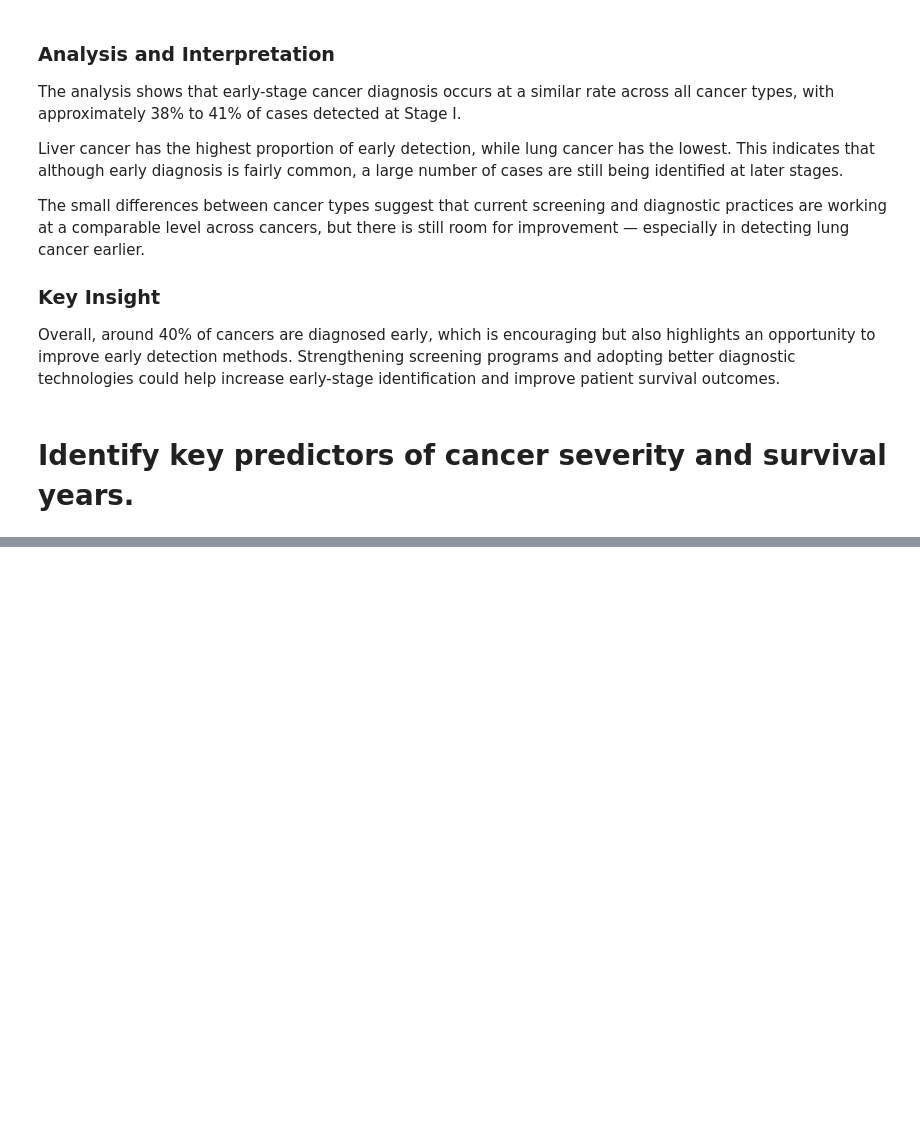
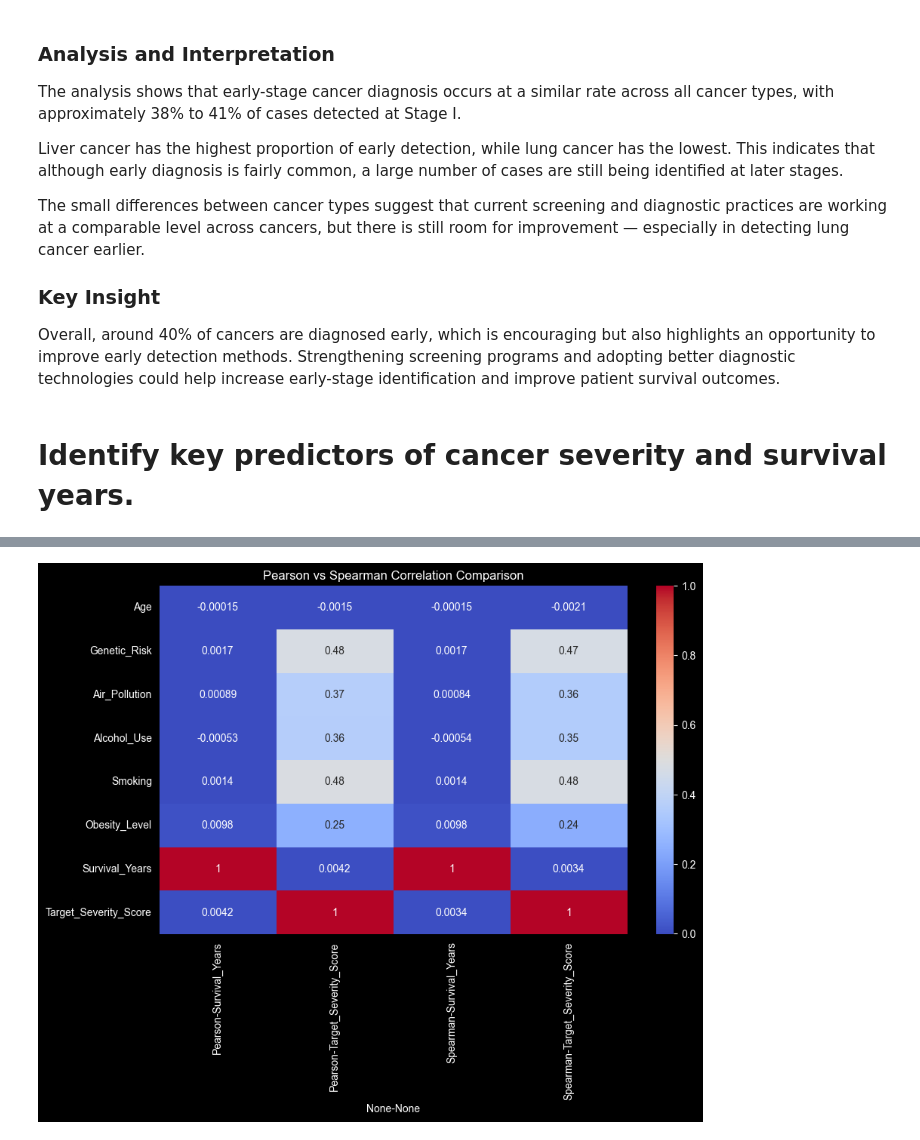
Before and after one commit to mewara54321/global-cancer-analytics, a Jupyter notebook: notebooks/03_inferential_analysis.ipynb, the cells around one changed output, grey strips where cells are left out. Cells and saved outputs as stored; diff of their text form; code cells hidden in the pictures; blank space fills up the shorter version.

```diff
--- a/notebooks/03_inferential_analysis.ipynb
+++ b/notebooks/03_inferential_analysis.ipynb
@@ -153,3 +153,19 @@ The small differences between cancer types suggest that current screening and di
 Overall, around 40% of cancers are diagnosed early, which is encouraging but also highlights an opportunity to improve early detection methods. Strengthening screening programs and adopting better diagnostic technologies could help increase early-stage identification and improve patient survival outcomes.
 # %% [markdown]
 # Identify key predictors of cancer severity and survival years.
+# %%
+feature=['Age','Genetic_Risk','Air_Pollution', 'Alcohol_Use', 'Smoking', 'Obesity_Level']
+target =['Survival_Years','Target_Severity_Score']
+
+#Calculate correlations
+pearson_corr=data[feature+target].corr(method="pearson")
+spearman_corr=data[feature+target].corr(method="spearman")
+
+#slice out only the relationship with target variables
+pearson_result = pearson_corr[target]
+spearman_result = spearman_corr[target]
+
+#combine both
+correlation_df = pd.concat([pearson_result,spearman_result],axis=1 ,keys=['Pearson' ,'Spearman'])
+
+correlation_df
@@ -155,0 +183,7 @@ Overall, around 40% of cancers are diagnosed early, which is encouraging but als
+# %%
+plt.figure(figsize=(10,6))
+sns.heatmap(correlation_df, annot=True, cmap="coolwarm")
+plt.title("Pearson vs Spearman Correlation Comparison")
+plt.show()
+# %% [output]
+[figure, added]
```
Also changed, not shown: parts of 12 cells of this notebook.
